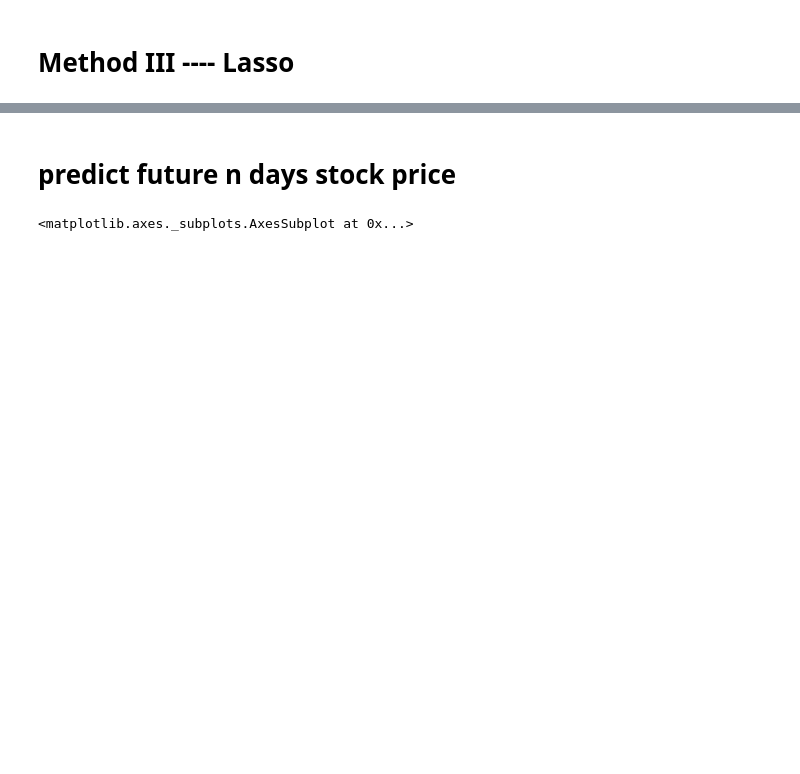
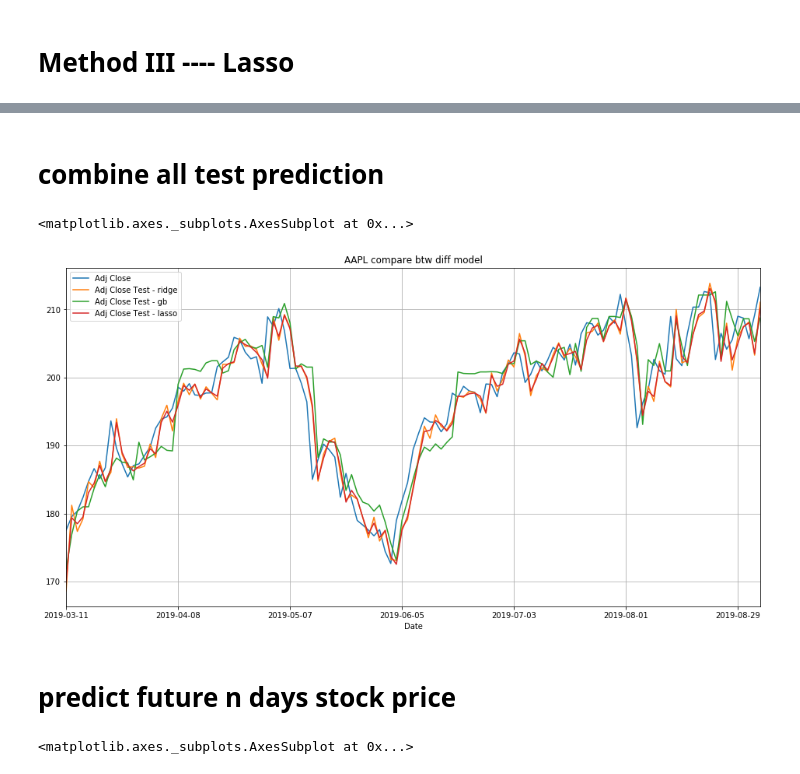
Before and after one commit to J-YT/stock_prediction, a Jupyter notebook: Stock_prediction.ipynb, the cells around one changed output, grey strips where cells are left out. Saved outputs shown, nothing was run; the diff lists cells and outputs as text; code cells hidden in the pictures; blank space fills up the shorter version.

```diff
--- a/Stock_prediction.ipynb
+++ b/Stock_prediction.ipynb
@@ -134,7 +116,7 @@ df_ridge.plot(label='TESLA train vs real', figsize=(16,8), title='Adjusted Closi
 df_ridge_infer = df.copy()
 df_ridge_infer.drop(['Open', 'High', 'Low', 'Close', 'Volume'], axis=1, inplace=True)
 df_ridge_infer = df_ridge_infer.iloc[window_size+index_split:] # start from the 33rd day after breakpoint
-df_ridge_infer['Adj Close Test'] = infer_test_ridge
+df_ridge_infer['Adj Close Test - ridge'] = infer_test_ridge
 df_ridge_infer.plot(label='TESLA test vs real', figsize=(16, 8), title = 'Adjusted closing Price via Ridge -- test vs real', grid=True)
 # df_ridge_infer.head()
 # %% [output]
@@ -167,7 +149,7 @@ df_gb.plot(label='TESLA train vs real', figsize=(16,8), title='Adjusted Closing
 df_gb_infer = df.copy()
 df_gb_infer.drop(['Open', 'High', 'Low', 'Close', 'Volume'], axis=1, inplace=True)
 df_gb_infer = df_gb_infer.iloc[window_size+index_split:] # start from the 33rd day after breakpoint
-df_gb_infer['Adj Close Test'] = infer_test_gb
+df_gb_infer['Adj Close Test - gb'] = infer_test_gb
 df_gb_infer.plot(label='TESLA test vs real', figsize=(16, 8), title = 'Adjusted closing Price via GradientBoostingRegressor -- test vs real', grid=True)
 # %% [output]
 <matplotlib.axes._subplots.AxesSubplot at 0x...>
@@ -200,7 +182,7 @@ df_lasso.plot(label='TESLA train vs real', figsize=(16,8), title='Adjusted Closi
 df_lasso_infer = df.copy()
 df_lasso_infer.drop(['Open', 'High', 'Low', 'Close', 'Volume'], axis=1, inplace=True)
 df_lasso_infer = df_lasso_infer.iloc[window_size+index_split:] # start from the 33rd day after breakpoint
-df_lasso_infer['Adj Close Test'] = infer_test_lasso
+df_lasso_infer['Adj Close Test - lasso'] = infer_test_lasso
 df_lasso_infer.plot(label='TESLA test vs real', figsize=(16, 8), title = 'Adjusted closing Price via lasso -- test vs real', grid=True)
 # %% [output]
 <matplotlib.axes._subplots.AxesSubplot at 0x...>
@@ -209,3 +191,25 @@ df_lasso_infer.plot(label='TESLA test vs real', figsize=(16, 8), title = 'Adjust
+# %% [markdown]
+# combine all test prediction
+# %%
+tmp_df = []
+tmp_df.append( df_ridge_infer )
+tmp_df.append( df_gb_infer )
+tmp_df.append( df_lasso_infer )
+
+# combine three test prediction
+combine_plot_df = pd.concat( [*tmp_df], axis = 1, join_axes=[ tmp_df[0].index ] )
+
+#remove duplicated columns
+# df.columns = ['a', 'b', 'a']
+# df.columns.duplicated() returns False/True for unique/duplicate columns [False, False, True]
+# ~[F, F, T] = [T, T, F]
+# df.loc[:, [T, T, F]] select the columns if True
+combine_plot_df= combine_plot_df.loc[:,~combine_plot_df.columns.duplicated()]
+
+combine_plot_df.plot(figsize=(16, 8), title=f'{target_stock_name} compare btw diff model', grid = True)
+# %% [output]
+<matplotlib.axes._subplots.AxesSubplot at 0x...>
+[figure, added]
 # %% [markdown]
 # predict future n days stock price
 # %%
```
Also changed, not shown: parts of 13 cells of this notebook.
